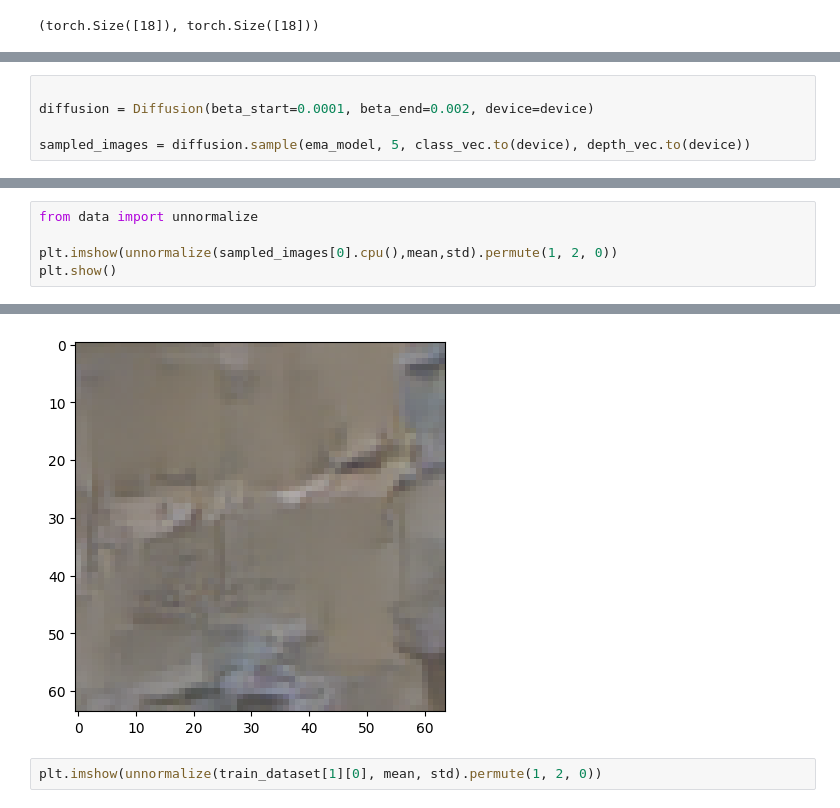
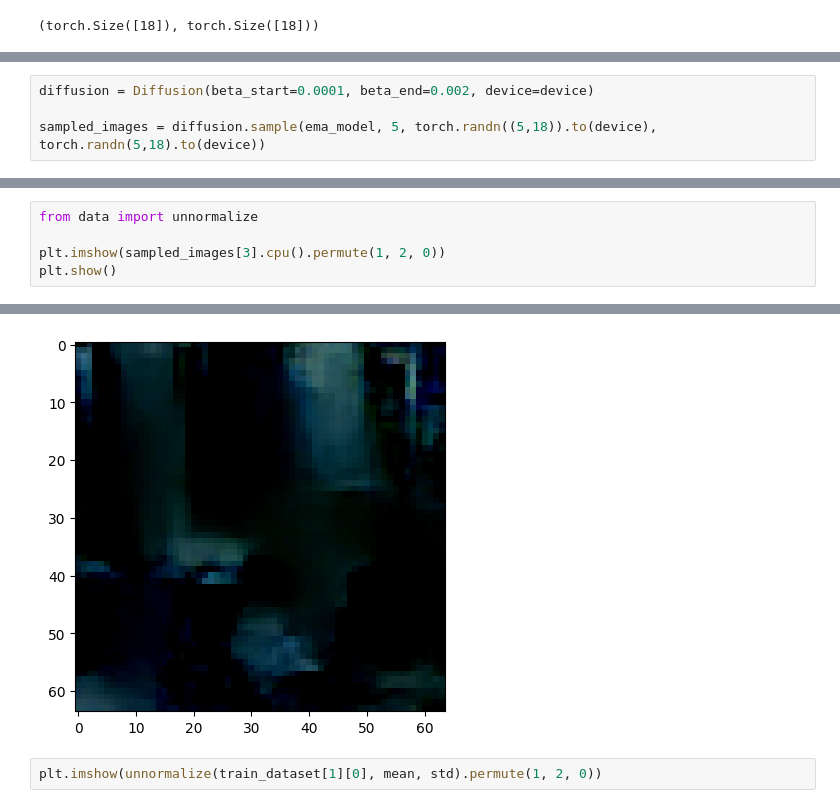
Before and after one commit to okaynils/fhnw-ds-vdl, a Jupyter notebook: notebook.ipynb, the cells around one changed output, grey strips where cells are left out. Drawn from its saved outputs; the diff is of its cells as text.

```diff
--- a/notebook.ipynb
+++ b/notebook.ipynb
@@ -349,6 +379,5 @@ class_vec, depth_vec
 # %%
-
 diffusion = Diffusion(beta_start=0.0001, beta_end=0.002, device=device)
 
-sampled_images = diffusion.sample(ema_model, 5, class_vec.to(device), depth_vec.to(device))
+sampled_images = diffusion.sample(ema_model, 5, torch.randn((5,18)).to(device), torch.randn(5,18).to(device))
 # %% [output]
@@ -371,6 +385,6 @@ train_dataset[1][3], train_dataset[1][4]
 # %%
 from data import unnormalize
 
-plt.imshow(unnormalize(sampled_images[0].cpu(),mean,std).permute(1, 2, 0))
+plt.imshow(sampled_images[3].cpu().permute(1, 2, 0))
 plt.show()
 # %% [output]
@@ -377,4 +392,4 @@ plt.show()
-[figure, old version]
+[figure, new version]
 # %%
 plt.imshow(unnormalize(train_dataset[1][0], mean, std).permute(1, 2, 0))
 # %% [output]
```
Also changed, not shown: parts of 9 cells of this notebook.
